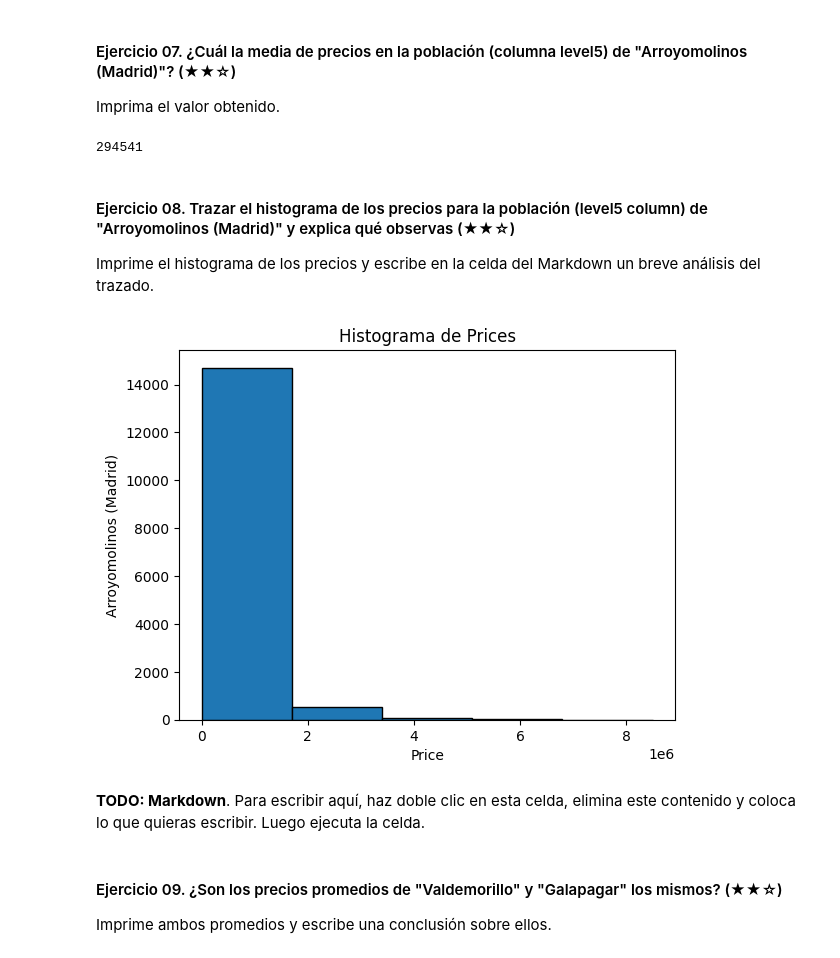
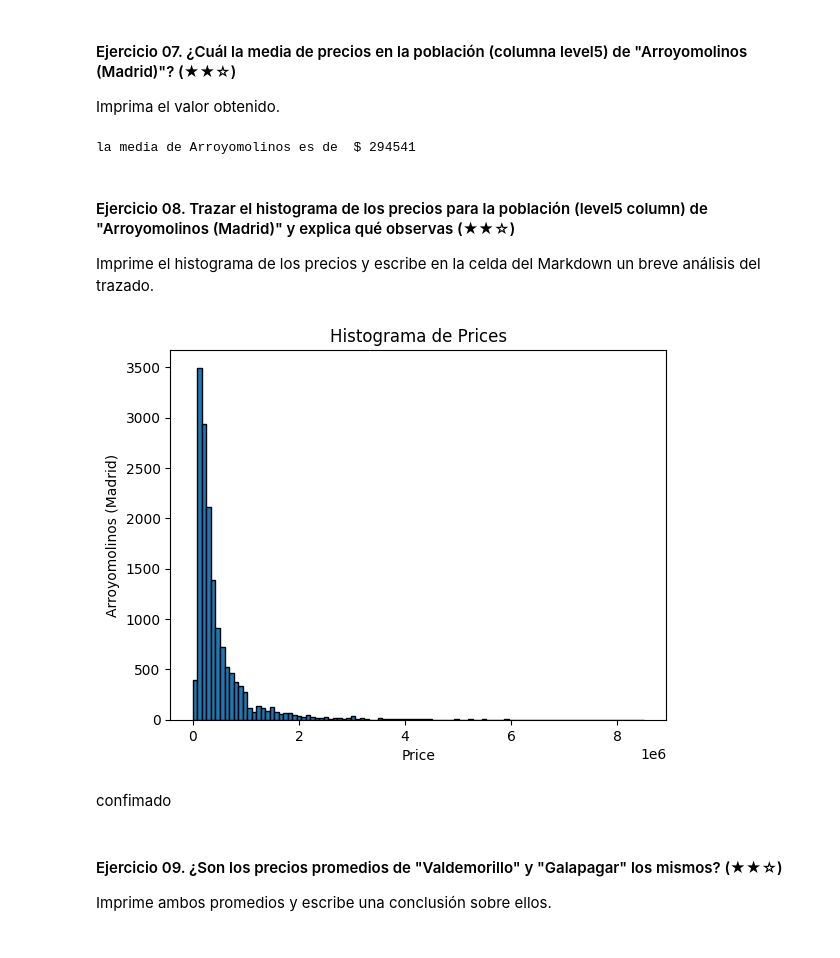
Before and after one commit to 4GeeksAcademy/realestate-datacleanup-exercise, a Jupyter notebook: project.es.ipynb, the cells around one changed output. Cells and saved outputs as stored; diff of their text form; code cells hidden in the pictures.

```diff
--- a/project.es.ipynb
+++ b/project.es.ipynb
@@ -237,26 +249,31 @@ Imprima el valor obtenido.
 
 ds_filtrado = ds[ds['level5'] == 'Arroyomolinos (Madrid)']
 media_price = int(ds_filtrado ['price'].mean())
-print(media_price)
+print(f'la media de Arroyomolinos es de ','$',(media_price))
 # %% [output]
-294541
+la media de Arroyomolinos es de  $ 294541
 # %% [markdown]
 #### Ejercicio 08. Trazar el histograma de los precios para la población (level5 column) de "Arroyomolinos (Madrid)" y explica qué observas (★★☆)
 
 Imprime el histograma de los precios y escribe en la celda del Markdown un breve análisis del trazado.
 # %%
 # TODO:
+import pandas as pd
 import matplotlib.pyplot as plt
+ds = pd.read_csv('assets/real_estate.csv', sep=';')
+
+
+
 ds_filtrado = ds[ds['level5'] == 'Arroyomolinos (Madrid)']
-plt.hist(ds['price'], bins=5, edgecolor='black')
+plt.hist(ds['price'], bins=100, edgecolor='black')
 plt.xlabel('Price')
 plt.ylabel('Arroyomolinos (Madrid)')
 plt.title('Histograma de Prices')
 plt.show()
 # %% [output]
-[figure, old version]
+[figure, new version]
 # %% [markdown]
-**TODO: Markdown**. Para escribir aquí, haz doble clic en esta celda, elimina este contenido y coloca lo que quieras escribir. Luego ejecuta la celda.
+confimado
 # %% [markdown]
 #### Ejercicio 09. ¿Son los precios promedios de "Valdemorillo" y "Galapagar" los mismos? (★★☆)
 
```
Also changed, not shown: parts of 25 cells of this notebook.
